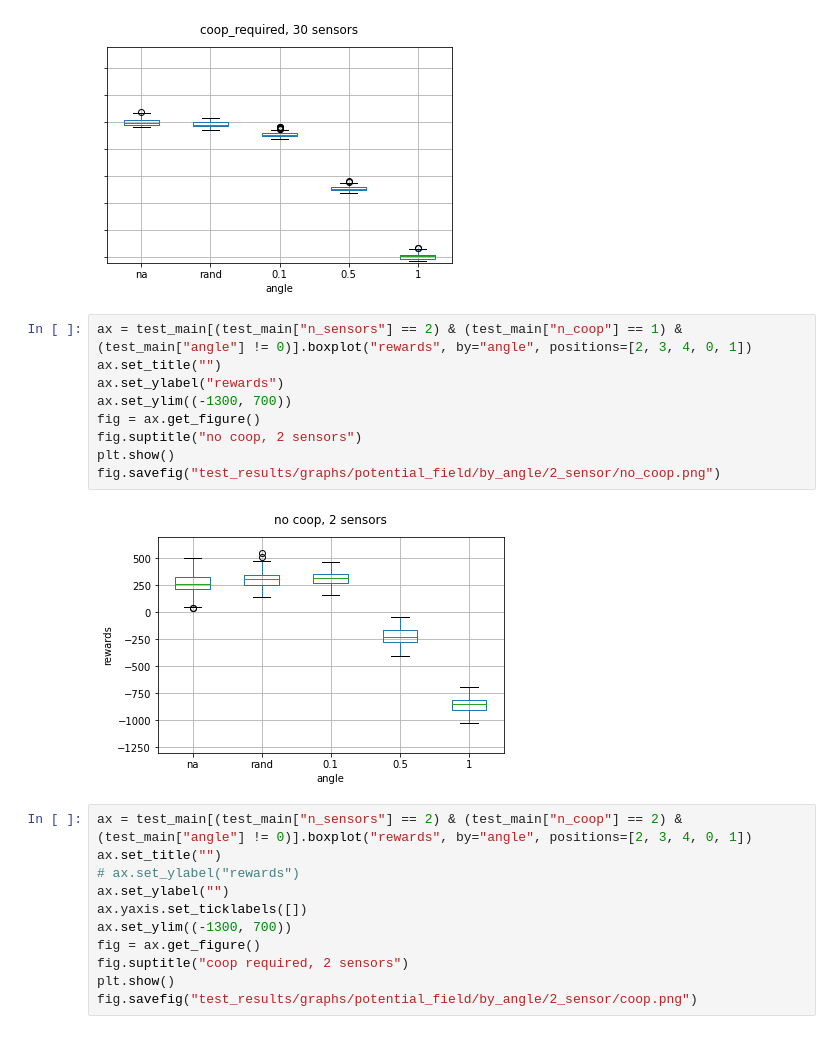
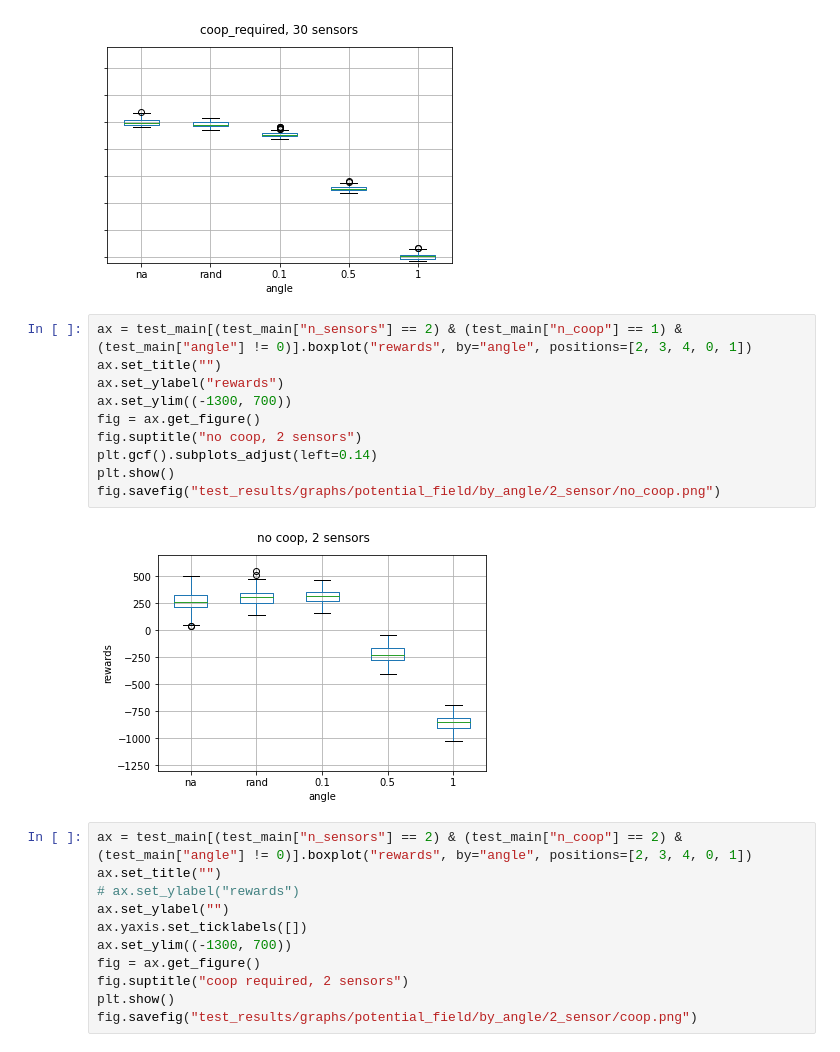
Before and after one commit to ezxzeng/syde750_waterworld, a Jupyter notebook: Test policies.ipynb, the cells around one changed output. Drawn from its saved outputs; the diff is of its cells as text.

```diff
--- a/Test policies.ipynb
+++ b/Test policies.ipynb
@@ -121,14 +123,15 @@ fig.savefig("test_results/graphs/potential_field/by_angle/30_sensor/coop.png")
 # %%
 ax = test_main[(test_main["n_sensors"] == 2) & (test_main["n_coop"] == 1) & (test_main["angle"] != 0)].boxplot("rewards", by="angle", positions=[2, 3, 4, 0, 1])
 ax.set_title("")
 ax.set_ylabel("rewards")
 ax.set_ylim((-1300, 700))
 fig = ax.get_figure()
 fig.suptitle("no coop, 2 sensors")
+plt.gcf().subplots_adjust(left=0.14)
 plt.show()
 fig.savefig("test_results/graphs/potential_field/by_angle/2_sensor/no_coop.png")
 # %% [output]
-[figure, old version]
+[figure, new version]
 # %%
 ax = test_main[(test_main["n_sensors"] == 2) & (test_main["n_coop"] == 2) & (test_main["angle"] != 0)].boxplot("rewards", by="angle", positions=[2, 3, 4, 0, 1])
 ax.set_title("")
```
Also changed, not shown: parts of 25 cells of this notebook.
